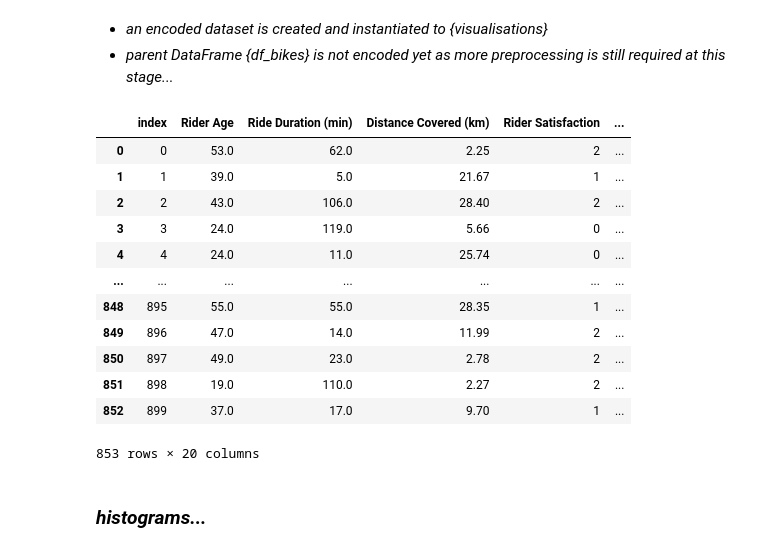
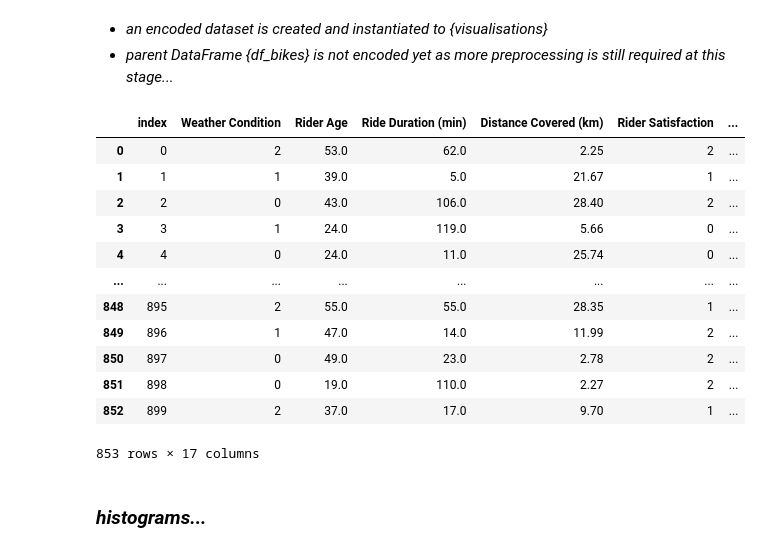
Before and after one commit to MatthewHealy02/Machine-Learning-CA1-CA2, a Jupyter notebook: MLCA2 sba24213.ipynb, the cells around one changed output. Saved outputs shown, nothing was run; the diff lists cells and outputs as text; code cells hidden in the pictures.

```diff
--- a/MLCA2 sba24213.ipynb
+++ b/MLCA2 sba24213.ipynb
@@ -502,48 +500,60 @@ df_bikes
 # %%
 # feature {['Rider Satisfaction']} is ordinal...
 
 # label encoding is performed by first manually
 # assigning integer values to represent each
 # level of customer satisfaction hierarchically,
 # and instantiating this dictionary to {mapping};
 
-mapping = {'Low': 0,
-           'Medium': 1,
-           'High': 2}
+satisfaction_mapping = {'Low': 0,
+                        'Medium': 1,
+                        'High': 2}
+
+# weather mapping is treated ordinally, as cycling
+# is impractical in snowy conditions, highly undesirable
+# in rainy conditions, acceptable in cloudy conditions
+# and desirable in sunny conditions. Thus, each condition
+# impacts ones liklihood to cycle to varying degrees;
+
+weather_mapping = {'Snowy': 3,
+                   'Rainy': 2,
+                   'Cloudy': 1,
+                   'Sunny': 0}
 
 # nominal categorical variables are one-hot encoded
 # leveraging function {ONEHOT_ENCODE()};
 
 visualisations = ONEHOT_ENCODE(dataset = df_bikes,
                                target = ['City',
-                                         'Weather Condition',
                                          'Bike Model'],
                                datatype = 'int',
                                drop = False)
 
 # feature {['Rider Satisfaction']} is then label encoded by mapping
 # each previously assigned integer value using method {df.map} and
 # dictionary {mapping}
 
-visualisations['Rider Satisfaction'] = df_bikes['Rider Satisfaction'].map(mapping)
+visualisations['Rider Satisfaction'] = df_bikes['Rider Satisfaction'].map(satisfaction_mapping)
+
+visualisations['Weather Condition'] = df_bikes['Weather Condition'].map(weather_mapping)
 
 visualisations = visualisations.reset_index(drop = False)
 
 visualisations
 # %% [output]
-|  | index | Rider Age | Ride Duration (min) | Distance Covered (km) | Rider Satisfaction | ... |
-| 0 | 0 | 53.0 | 62.0 | 2.25 | 2 | ... |
-| 1 | 1 | 39.0 | 5.0 | 21.67 | 1 | ... |
-| 2 | 2 | 43.0 | 106.0 | 28.40 | 2 | ... |
-| 3 | 3 | 24.0 | 119.0 | 5.66 | 0 | ... |
-| 4 | 4 | 24.0 | 11.0 | 25.74 | 0 | ... |
-| ... | ... | ... | ... | ... | ... | ... |
-| 848 | 895 | 55.0 | 55.0 | 28.35 | 1 | ... |
-| 849 | 896 | 47.0 | 14.0 | 11.99 | 2 | ... |
-| 850 | 897 | 49.0 | 23.0 | 2.78 | 2 | ... |
-| 851 | 898 | 19.0 | 110.0 | 2.27 | 2 | ... |
-| 852 | 899 | 37.0 | 17.0 | 9.70 | 1 | ... |
+|  | index | Weather Condition | Rider Age | Ride Duration (min) | Distance Covered (km) | Rider Satisfaction | ... |
+| 0 | 0 | 2 | 53.0 | 62.0 | 2.25 | 2 | ... |
+| 1 | 1 | 1 | 39.0 | 5.0 | 21.67 | 1 | ... |
+| 2 | 2 | 0 | 43.0 | 106.0 | 28.40 | 2 | ... |
+| 3 | 3 | 1 | 24.0 | 119.0 | 5.66 | 0 | ... |
+| 4 | 4 | 0 | 24.0 | 11.0 | 25.74 | 0 | ... |
+| ... | ... | ... | ... | ... | ... | ... | ... |
+| 848 | 895 | 2 | 55.0 | 55.0 | 28.35 | 1 | ... |
+| 849 | 896 | 1 | 47.0 | 14.0 | 11.99 | 2 | ... |
+| 850 | 897 | 0 | 49.0 | 23.0 | 2.78 | 2 | ... |
+| 851 | 898 | 0 | 19.0 | 110.0 | 2.27 | 2 | ... |
+| 852 | 899 | 2 | 37.0 | 17.0 | 9.70 | 1 | ... |
-853 rows × 20 columns
+853 rows × 17 columns
 # %% [markdown]
 ### _**histograms...**_
 # %%
```
Also changed, not shown: parts of 135 cells of this notebook.
